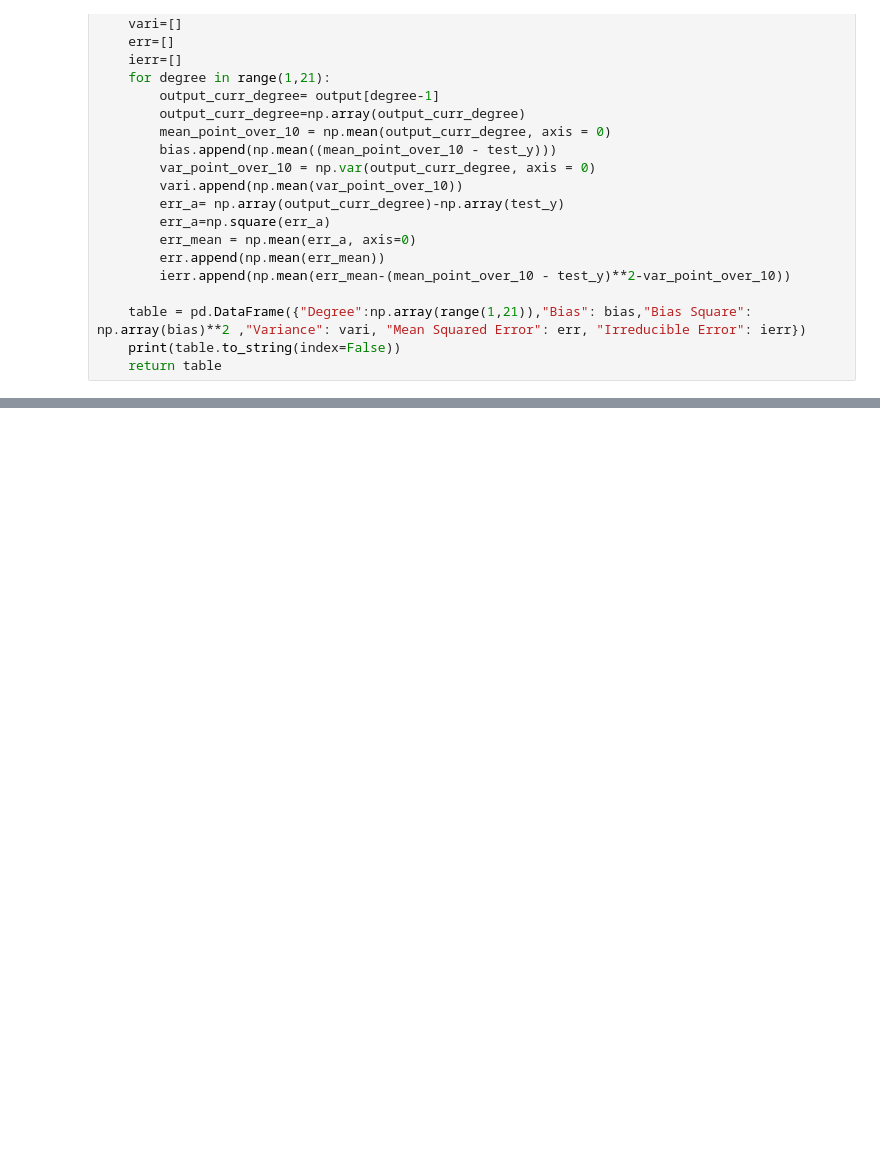
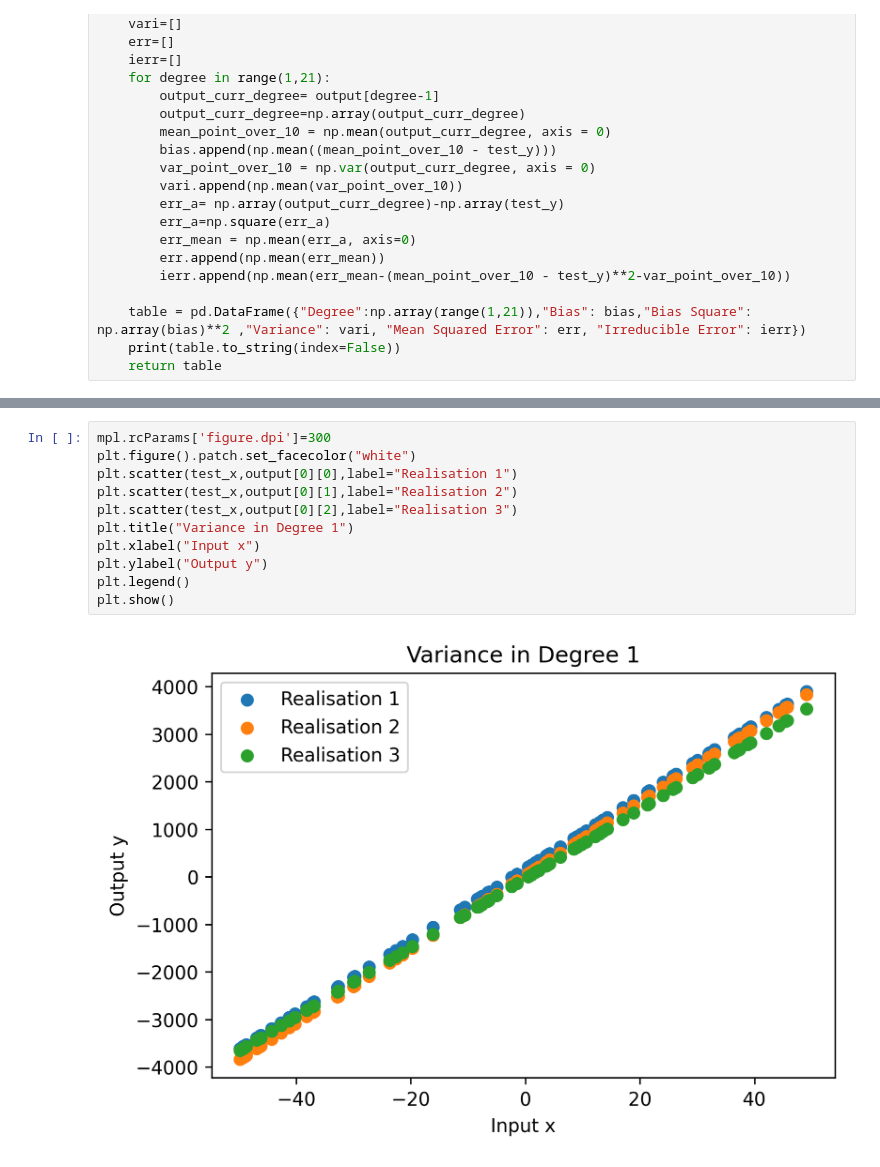
Before and after one commit to arjunth2001/Machine-Data-and-Learning, a Jupyter notebook: Assignment1/code.ipynb, the cells around one changed output, grey strips where cells are left out. Cells and saved outputs as stored; diff of their text form; blank space fills up the shorter version.

```diff
--- a/Assignment1/code.ipynb
+++ b/Assignment1/code.ipynb
@@ -121,0 +143,13 @@ plt.show()
+# %%
+mpl.rcParams['figure.dpi']=300
+plt.figure().patch.set_facecolor("white")
+plt.scatter(test_x,output[0][0],label="Realisation 1")
+plt.scatter(test_x,output[0][1],label="Realisation 2")
+plt.scatter(test_x,output[0][2],label="Realisation 3")
+plt.title("Variance in Degree 1")
+plt.xlabel("Input x")
+plt.ylabel("Output y")
+plt.legend()
+plt.show()
+# %% [output]
+[figure, added]
```
Also changed, not shown: parts of 7 cells of this notebook.
